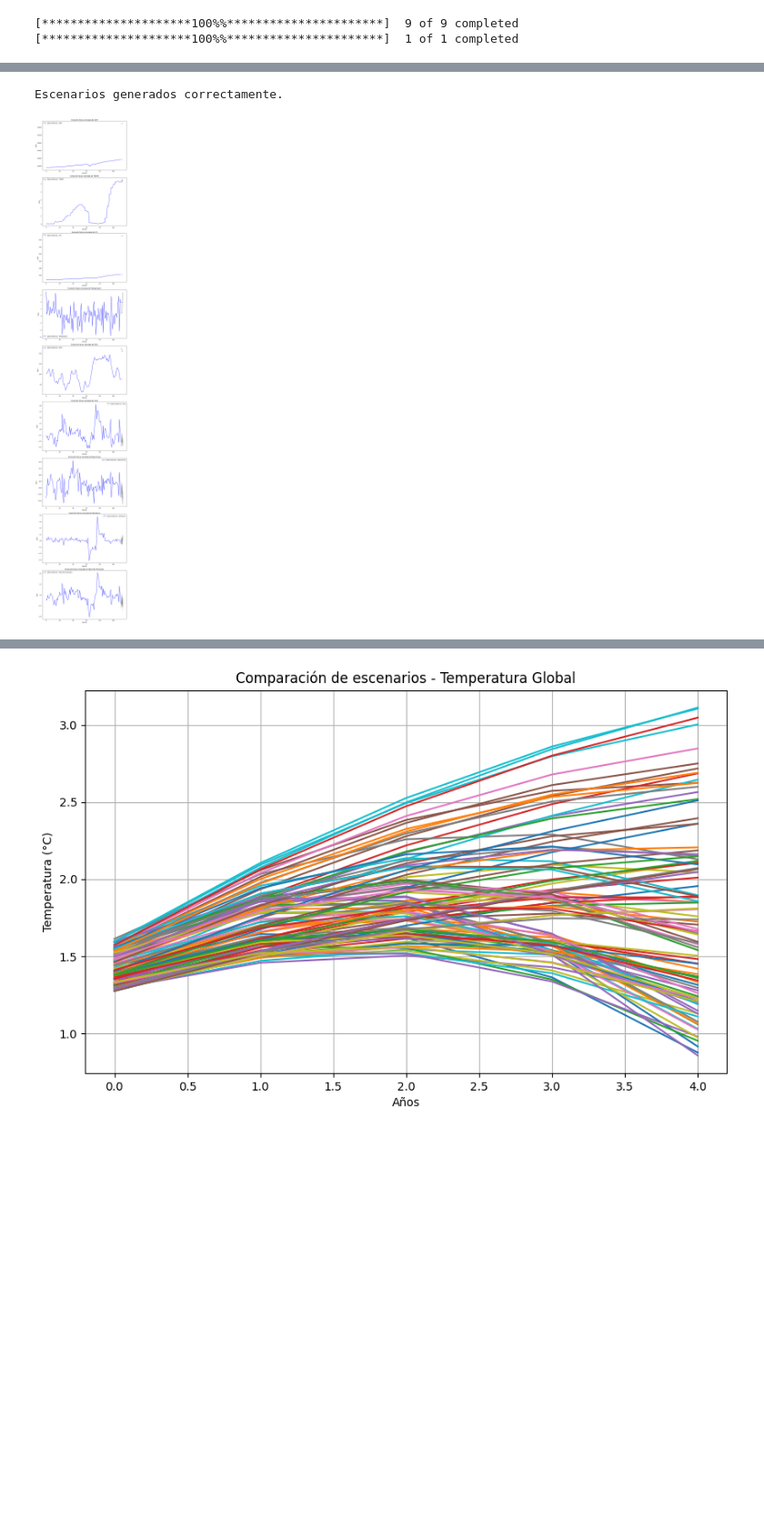
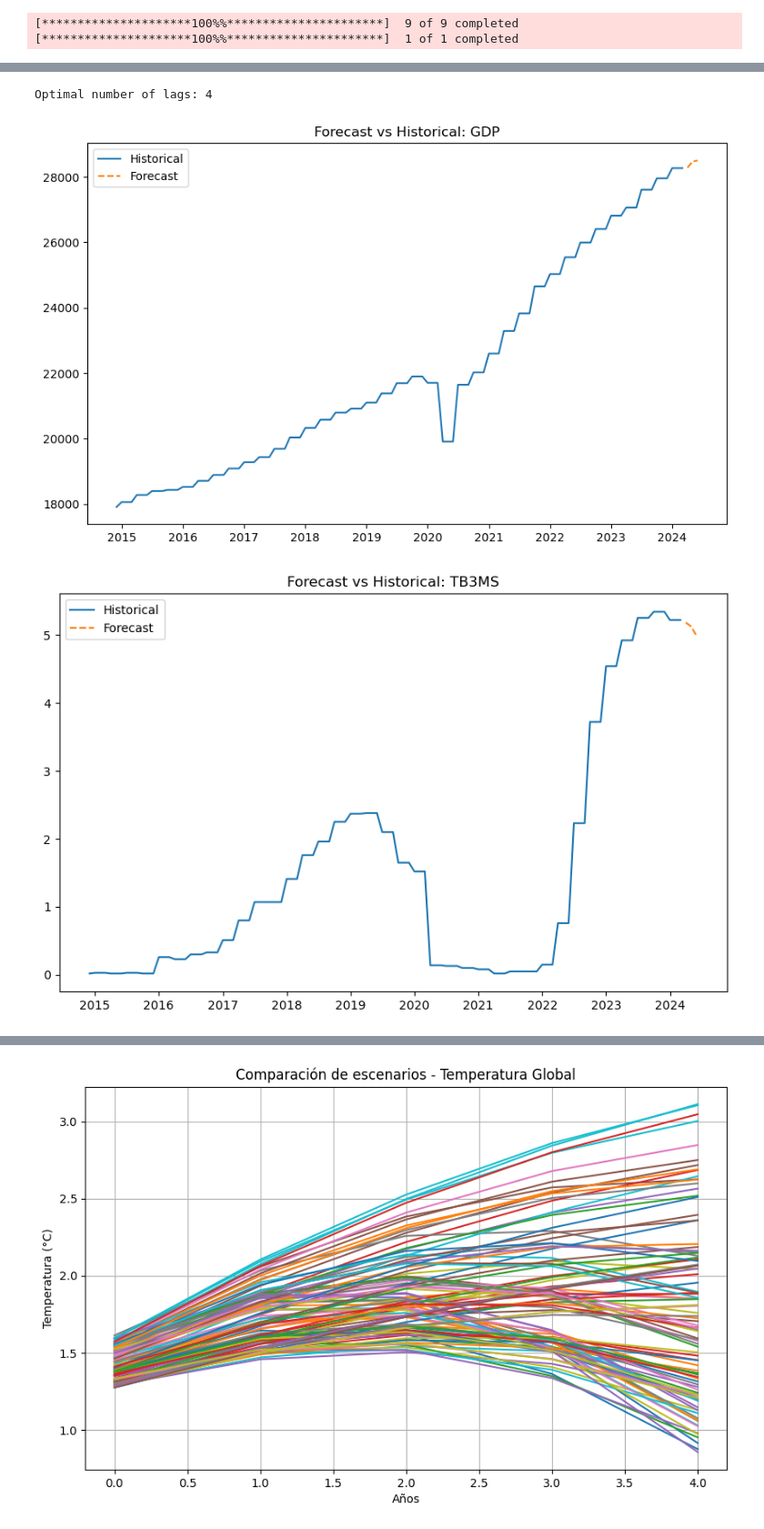
Before and after one commit to luisrc44/QAA-with-Climate-Change-and-ESG, a Jupyter notebook: QAA_wCC.ipynb, the cells around one changed output, grey strips where cells are left out. Shown at 91% size. Cells and saved outputs as stored; diff of their text form; code cells hidden in the pictures; blank space fills up the shorter version.

Commit message:
VR Model working

```diff
--- a/QAA_wCC.ipynb
+++ b/QAA_wCC.ipynb
@@ -42,7 +42,7 @@ e_eco_data = pd.merge(economic_data, climate_data, on='Date').iloc[:-1]
 gray_data = all_data[gray_a]
 green_data = all_data[green_a]
 all_data.drop('Date', axis=1, inplace=True)
-e_eco_data.drop('Date', axis=1, inplace=True)
+#e_eco_data.drop('Date', axis=1, inplace=True)
 # %% [output]
 [*********************100%%**********************]  9 of 9 completed
 [*********************100%%**********************]  1 of 1 completed
@@ -92,51 +49,16 @@ for i, column in enumerate(e_eco_data.columns):
-# %%
-# Generar 100 escenarios para los próximos 3 periodos
-scenarios = vr_model.simulate_scenarios(vr_results, lags=optimal_maxlags, n_scenarios=100, periods=3, noise_std=0.02)
-
-# Ajuste especial para variables acumulativas como GDP, CPI y DSCI
-for var_idx, var_name in enumerate(vr_model.endog.columns):
-    if var_name in ['GDP', 'CPI', 'DSCI']:  # Si la columna es GDP, CPI o DSCI
-        # Obtener el último valor conocido en la serie histórica
-        last_known_value = vr_model.endog.iloc[-1, var_idx]
-        for scenario in range(100):
-            # Asegurarse de que las predicciones se acumulen sobre el último valor conocido
-            scenarios[var_name][:, scenario] += last_known_value
-
-# Verificar si los escenarios fueron generados correctamente
-if scenarios:
-    print("Escenarios generados correctamente.")
-else:
-    print("Error: No se generaron escenarios.")
-
-# Graficar los resultados para cada variable no financiera, incluyendo datos históricos
-n_variables = vr_model.neqs
-fig, axs = plt.subplots(n_variables, 1, figsize=(10, 6 * n_variables))
-
-for var_idx, var_name in enumerate(vr_model.endog.columns):
-
-    # Graficar datos históricos
-    axs[var_idx].plot(vr_model.endog.index, vr_model.endog.iloc[:, var_idx], label=f'Datos históricos - {var_name}', color='blue')
-
-    # Crear un índice para los 3 periodos futuros (continuando desde los datos históricos)
-    future_index = range(len(vr_model.endog), len(vr_model.endog) + 3)
-
-    # Graficar escenarios futuros para los próximos 3 periodos
-    for scenario in range(100):
-        try:
-            axs[var_idx].plot(future_index, scenarios[var_name][:, scenario], color='gray', alpha=0.5)
-        except Exception as e:
-            print(f"Error al graficar la variable {var_name}: {e}")
-
-    # Mantener la continuidad en las líneas, asegurando que se conecten suavemente desde el último valor histórico
-    axs[var_idx].plot(future_index, [vr_model.endog.iloc[-1, var_idx]]*3, color='blue', linestyle='--')  # Línea para continuidad
-
-    axs[var_idx].set_title(f'Evolución futura simulada de {var_name}')
-    axs[var_idx].set_xlabel('Periodo')
-    axs[var_idx].set_ylabel('Valor')
-    axs[var_idx].legend()
-
-plt.tight_layout()
-plt.show()
-# %% [output]
-Escenarios generados correctamente.
-[figure, removed]
+# %%
+# Inicializar modelo
+var_model = VARModel(e_eco_data)
+
+# Optimizar lags con Optuna
+var_model.optimize_lags(trials=50)
+
+# Ajustar el modelo con el mejor número de lags
+var_model.fit_var(var_model.lag_order)
+
+# Hacer predicciones para los próximos 3 periodos
+var_model.plot_predictions(steps=3)
+# %% [output]
+Optimal number of lags: 4
+[figure, added]
+[figure, added]
```
Also changed, not shown: parts of 5 cells of this notebook, 1 other file.
